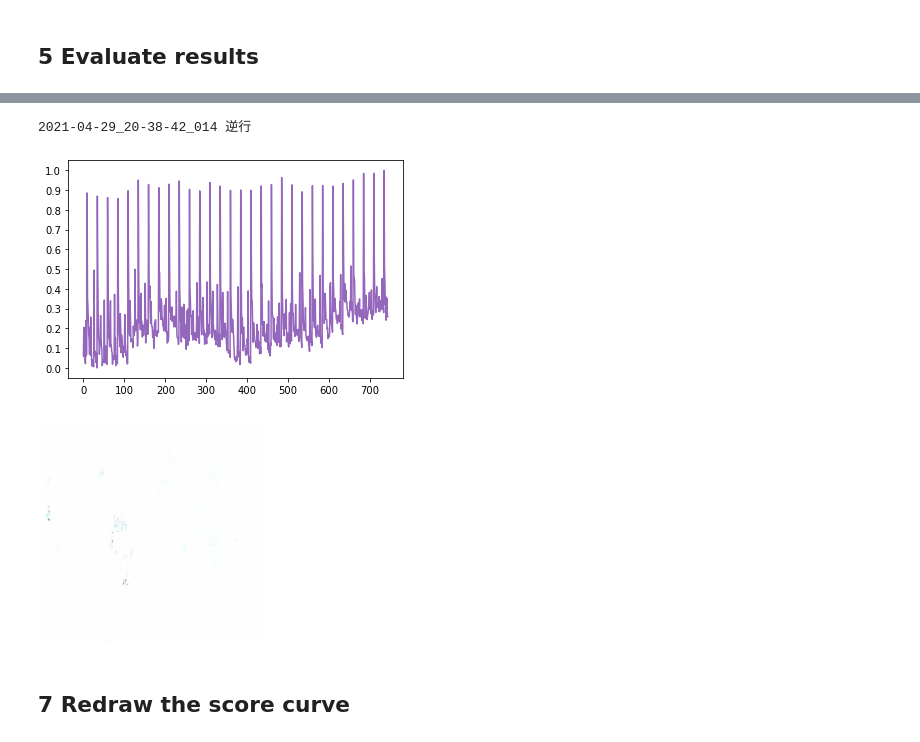
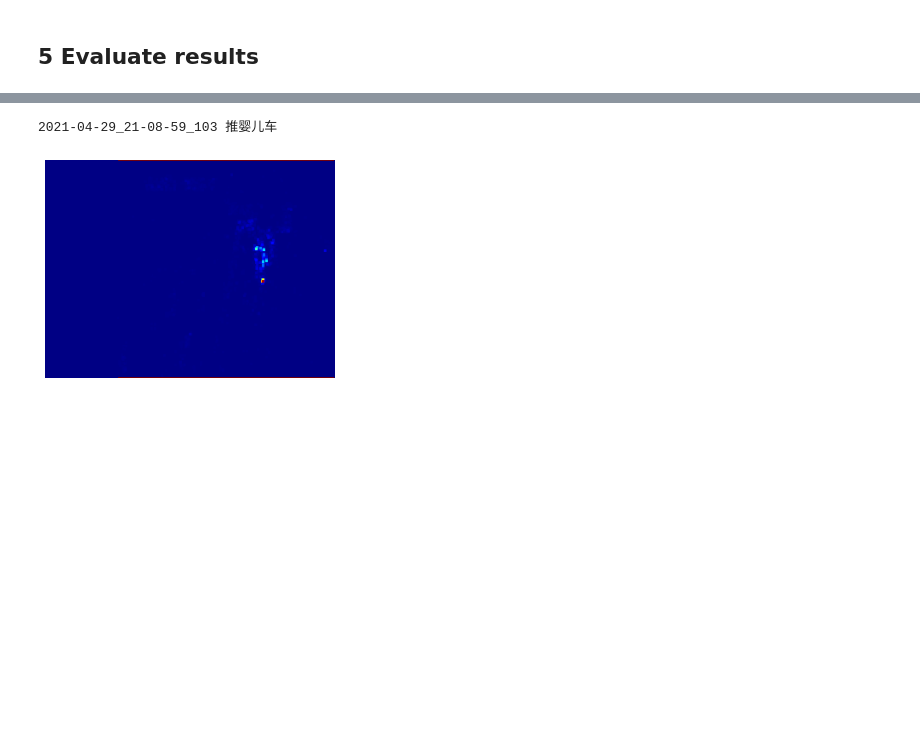
Before and after one commit to DecAngel/rush, a Jupyter notebook: process_xian_video_for_VAD/evaluate_xian.ipynb, the cells around one changed output, grey strips where cells are left out. Drawn from its saved outputs; the diff is of its cells as text; code cells hidden in the pictures; blank space fills up the shorter version.

```diff
--- a/process_xian_video_for_VAD/evaluate_xian.ipynb
+++ b/process_xian_video_for_VAD/evaluate_xian.ipynb
@@ -40,3 +40,6 @@ from models.MNAD.model.final_future_prediction_with_memory_spatial_sumonly_weigh
 from models.MNAD.model.Reconstruction import *
 from models.MNAD.utils import *
 import urls
+
+plt.rcParams['font.sans-serif'] = ['SimHei']
+plt.rcParams['axes.unicode_minus'] = False
@@ -43,7 +52,7 @@ import urls
 # %% [markdown]
 ## 1 Set configs and environment
 # %%
-id = 31
+id = 32
 cfg = EasyDict(
     # dataset
     video_folder='/home/yuanyu/projects/data/DaYanTa_2/8_C' + str(id) + '/frames_select',
@@ -287,12 +315,12 @@ def show_one_result(result_dict: Dict[str, object], samples: List[str], idx: int
     # print(anomaly_score_list_)
 # %%
 # for i in range(3):
-show_one_result(result_dict, samples, 100)
+# for idx in range(3):
+#     show_one_result(result_dict, samples, 100 + idx * 750)
 # input()
 # break
+
+show_one_result(result_dict, samples, 3300)
 # %% [output]
-2021-04-29_20-38-42_014 逆行
+2021-04-29_21-08-59_103 推婴儿车
-[figure, old version]
+[figure, new version]
-[figure, removed]
-# %% [markdown]
-##  7  Redraw the score curve
```
Also changed, not shown: parts of 12 cells of this notebook, 9 other files.
